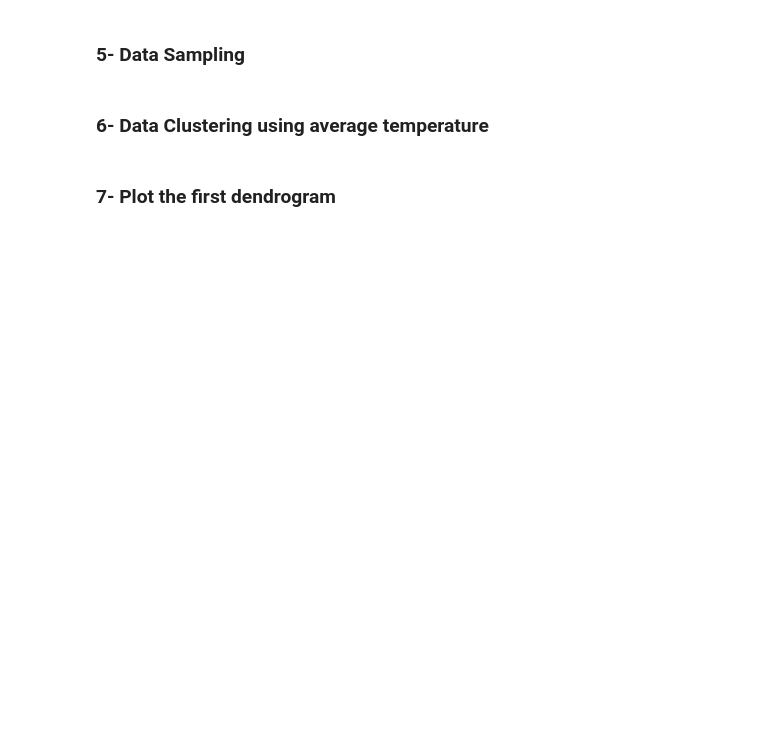
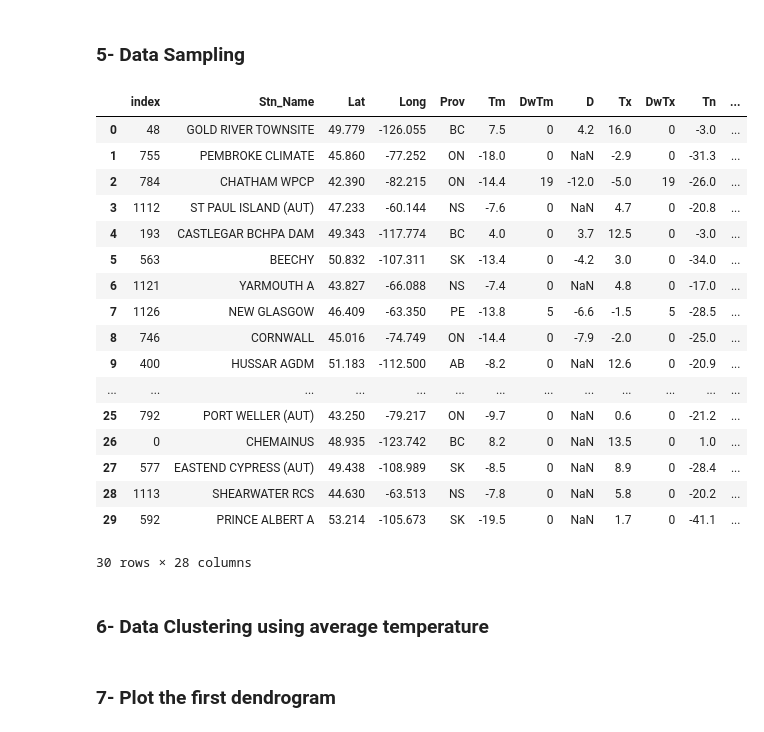
Before and after one commit to saeedaghabozorgi/WeatherCanadaAnalysis, a Jupyter notebook: Hierarchical-Clustering-Weather.ipynb, the cells around one changed output. Cells and saved outputs as stored; diff of their text form; code cells hidden in the pictures; blank space fills up the shorter version.

```diff
--- a/Hierarchical-Clustering-Weather.ipynb
+++ b/Hierarchical-Clustering-Weather.ipynb
@@ -103,9 +151,28 @@ plt.show()
 # %%
 import random
 my_randoms = random.sample(xrange(len(pdf)), 30)
 hpdf = pdf.ix[my_randoms,:]
-hpdf = hpdf.reset_index(drop=True)
+hpdf = hpdf.reset_index()
 hpdf
+# %% [output]
+|  | index | Stn_Name | Lat | Long | Prov | Tm | DwTm | D | Tx | DwTx | Tn | ... |
+| 0 | 48 | GOLD RIVER TOWNSITE | 49.779 | -126.055 | BC | 7.5 | 0 | 4.2 | 16.0 | 0 | -3.0 | ... |
+| 1 | 755 | PEMBROKE CLIMATE | 45.860 | -77.252 | ON | -18.0 | 0 | NaN | -2.9 | 0 | -31.3 | ... |
+| 2 | 784 | CHATHAM WPCP | 42.390 | -82.215 | ON | -14.4 | 19 | -12.0 | -5.0 | 19 | -26.0 | ... |
+| 3 | 1112 | ST PAUL ISLAND (AUT) | 47.233 | -60.144 | NS | -7.6 | 0 | NaN | 4.7 | 0 | -20.8 | ... |
+| 4 | 193 | CASTLEGAR BCHPA DAM | 49.343 | -117.774 | BC | 4.0 | 0 | 3.7 | 12.5 | 0 | -3.0 | ... |
+| 5 | 563 | BEECHY | 50.832 | -107.311 | SK | -13.4 | 0 | -4.2 | 3.0 | 0 | -34.0 | ... |
+| 6 | 1121 | YARMOUTH A | 43.827 | -66.088 | NS | -7.4 | 0 | NaN | 4.8 | 0 | -17.0 | ... |
+| 7 | 1126 | NEW GLASGOW | 46.409 | -63.350 | PE | -13.8 | 5 | -6.6 | -1.5 | 5 | -28.5 | ... |
+| 8 | 746 | CORNWALL | 45.016 | -74.749 | ON | -14.4 | 0 | -7.9 | -2.0 | 0 | -25.0 | ... |
+| 9 | 400 | HUSSAR AGDM | 51.183 | -112.500 | AB | -8.2 | 0 | NaN | 12.6 | 0 | -20.9 | ... |
+| ... | ... | ... | ... | ... | ... | ... | ... | ... | ... | ... | ... | ... |
+| 25 | 792 | PORT WELLER (AUT) | 43.250 | -79.217 | ON | -9.7 | 0 | NaN | 0.6 | 0 | -21.2 | ... |
+| 26 | 0 | CHEMAINUS | 48.935 | -123.742 | BC | 8.2 | 0 | NaN | 13.5 | 0 | 1.0 | ... |
+| 27 | 577 | EASTEND CYPRESS (AUT) | 49.438 | -108.989 | SK | -8.5 | 0 | NaN | 8.9 | 0 | -28.4 | ... |
+| 28 | 1113 | SHEARWATER RCS | 44.630 | -63.513 | NS | -7.8 | 0 | NaN | 5.8 | 0 | -20.2 | ... |
+| 29 | 592 | PRINCE ALBERT A | 53.214 | -105.673 | SK | -19.5 | 0 | NaN | 1.7 | 0 | -41.1 | ... |
+30 rows × 28 columns
 # %% [markdown]
 ### 6- Data Clustering using average temperature
 # %%
```
Also changed, not shown: parts of 9 cells of this notebook.
